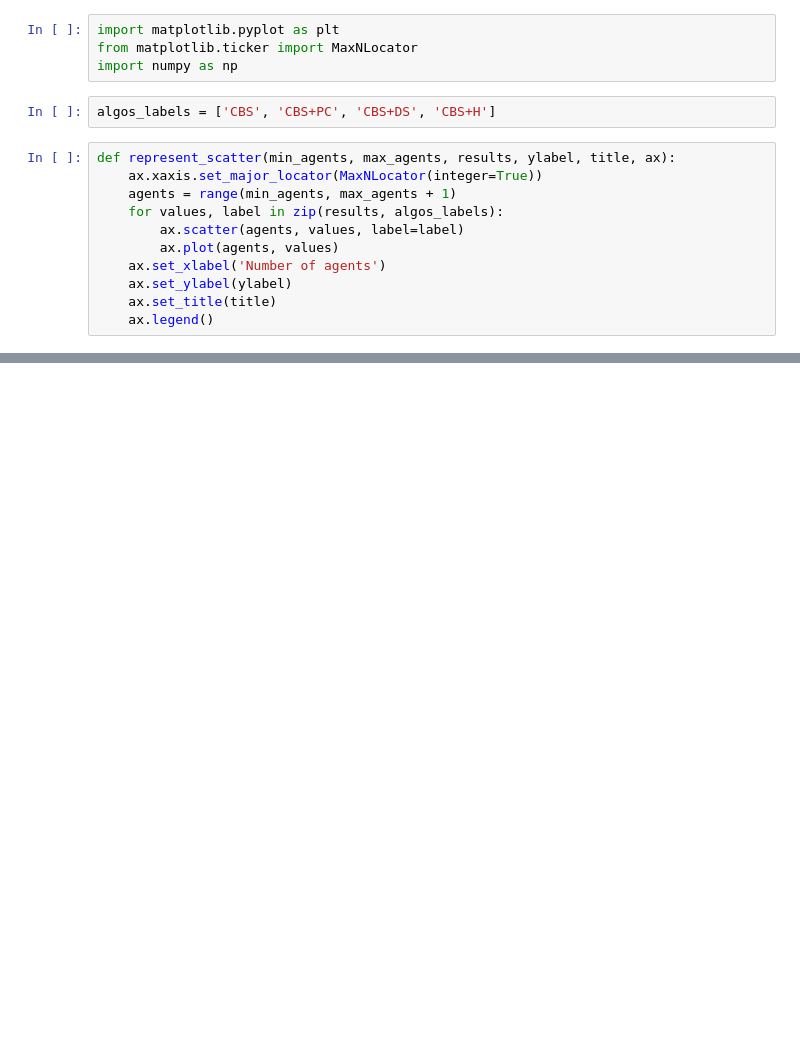
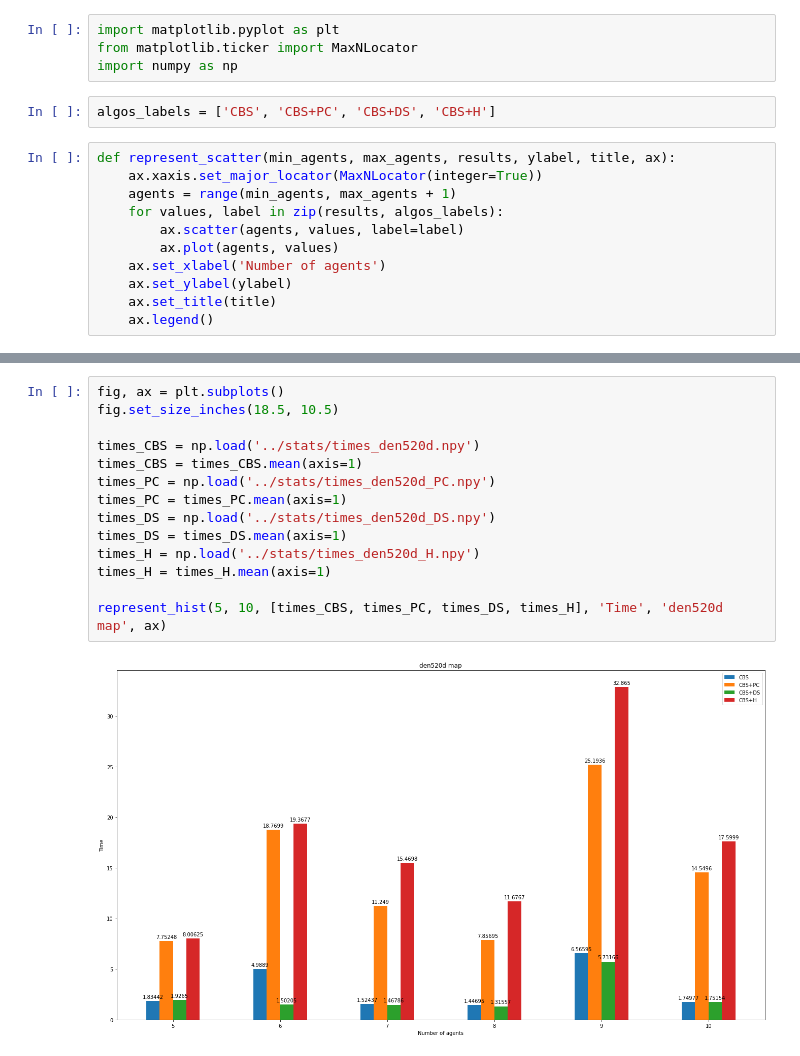
Before and after one commit to egdegd/Conflict-based-search, a Jupyter notebook: measurements/Measurements.ipynb, the cells around one changed output, grey strips where cells are left out. Saved outputs shown, nothing was run; the diff lists cells and outputs as text; blank space fills up the shorter version.

```diff
--- a/measurements/Measurements.ipynb
+++ b/measurements/Measurements.ipynb
@@ -59,0 +89,16 @@ represent_hist(5, 10, [ratios_CBS, ratios_PC, ratios_DS, ratios_H], 'Success rat
+# %%
+fig, ax = plt.subplots()
+fig.set_size_inches(18.5, 10.5)
+
+times_CBS = np.load('../stats/times_den520d.npy')
+times_CBS = times_CBS.mean(axis=1)
+times_PC = np.load('../stats/times_den520d_PC.npy')
+times_PC = times_PC.mean(axis=1)
+times_DS = np.load('../stats/times_den520d_DS.npy')
+times_DS = times_DS.mean(axis=1)
+times_H = np.load('../stats/times_den520d_H.npy')
+times_H = times_H.mean(axis=1)
+
+represent_hist(5, 10, [times_CBS, times_PC, times_DS, times_H], 'Time', 'den520d map', ax)
+# %% [output]
+[figure, added]
```
Also changed, not shown: parts of 9 cells of this notebook, 16 other files.
